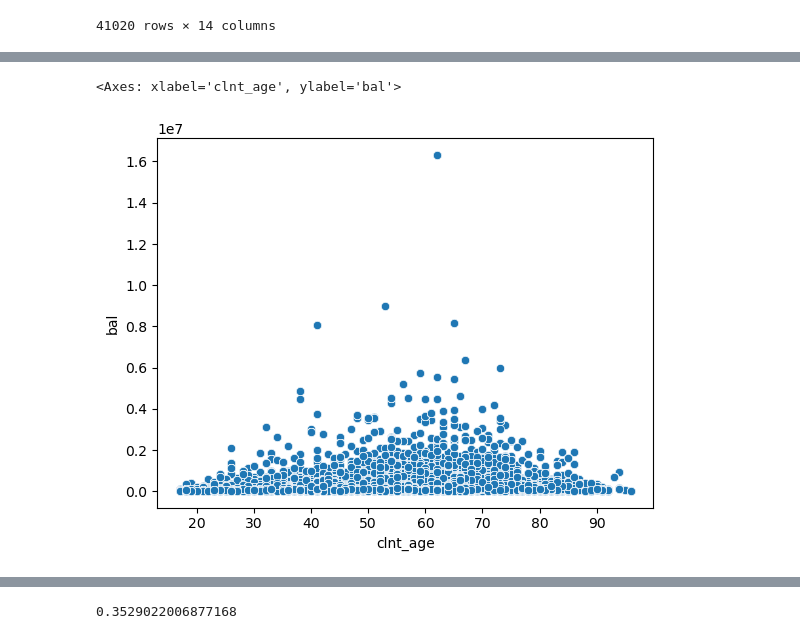
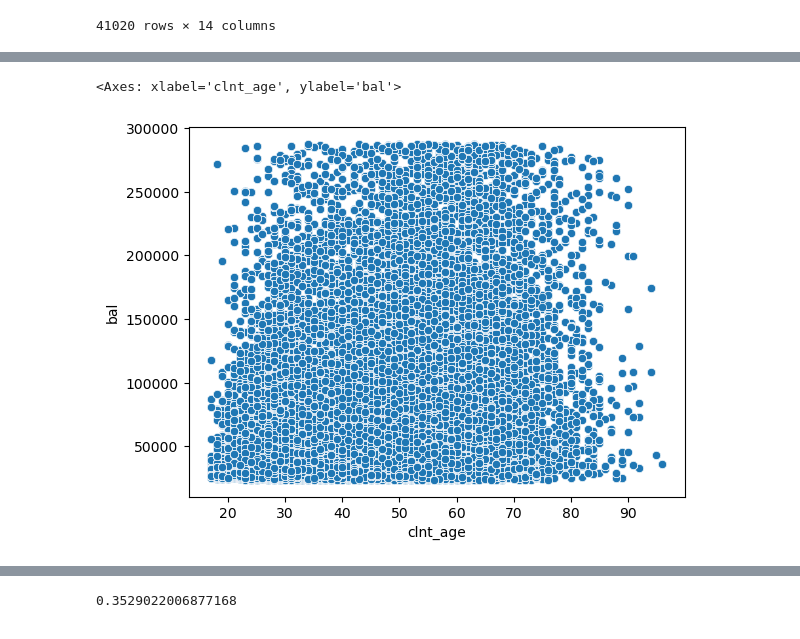
Before and after one commit to enialahcene/vanguard-ab-test, a Jupyter notebook: Vanguard.ipynb, the cells around one changed output, grey strips where cells are left out. Cells and saved outputs as stored; diff of their text form; code cells hidden in the pictures.

```diff
--- a/Vanguard.ipynb
+++ b/Vanguard.ipynb
@@ -496,8 +680,8 @@ sns.histplot(df_demo[df_demo['bal'] < 50_000]['bal'], kde=True, bins=raiz, color
 # %%
 # Plotting a scatter plot to visualize the relationship between 'balance' and 'client age' || valor = 'Test'
 
 
-sns.scatterplot(data=df_final[df_final['variation'] == 'Test'], x='clnt_age', y='bal')
+sns.scatterplot(data=df_final[(df_final['variation'] == 'Test') & (df_final['bal'] < outliers_bal)], x='clnt_age', y='bal')
 # %% [output]
 <Axes: xlabel='clnt_age', ylabel='bal'>
-[figure, old version]
+[figure, new version]
```
Also changed, not shown: parts of 33 cells of this notebook.
